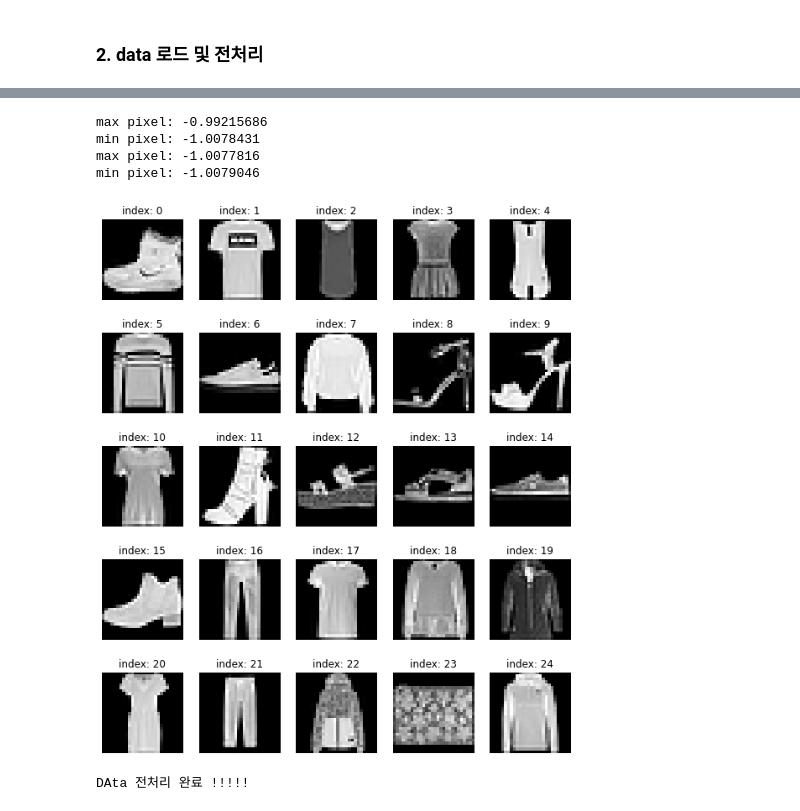
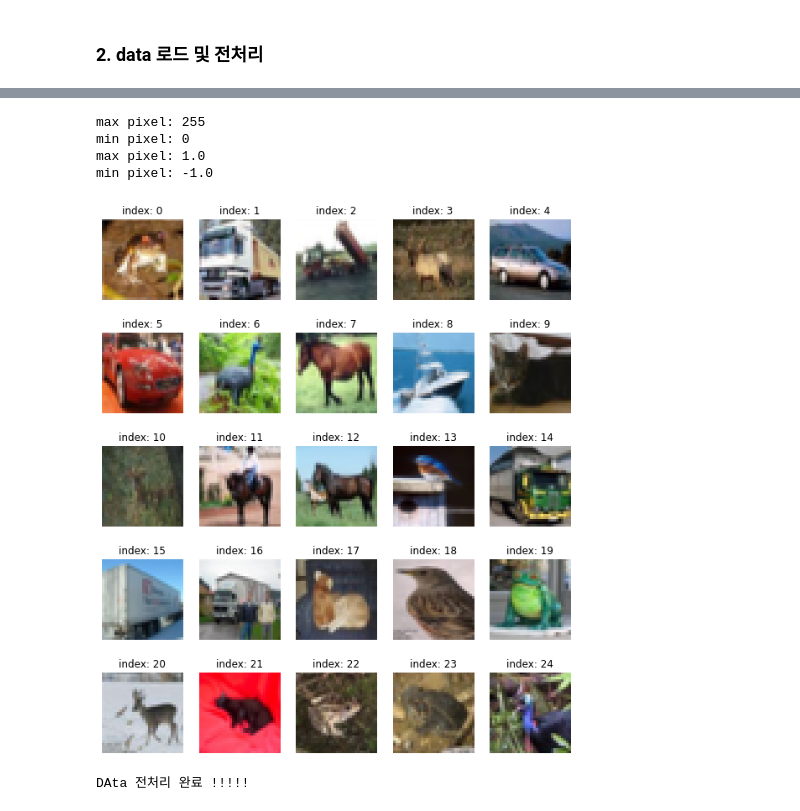
Before and after one commit to yssihn/Aiffel, a Jupyter notebook: [E-10]_AIMakeNewFashion/exp_10_01.ipynb, the cells around one changed output, grey strips where cells are left out. Saved outputs shown, nothing was run; the diff lists cells and outputs as text; code cells hidden in the pictures.

```diff
--- a/[E-10]_AIMakeNewFashion/exp_10_01.ipynb
+++ b/[E-10]_AIMakeNewFashion/exp_10_01.ipynb
@@ -50,40 +32,45 @@ Downloading data from https://storage.googleapis.com/tensorflow/tf-keras-dataset
 # %%
+# load data
+cifar10 = tf.keras.datasets.cifar10
+(train_x, _), (test_x, _) = cifar10.load_data()
+
+train_x.shape # (50000, 32, 32, 3)
+
 # data 전처리 :: data 정규화
 # 이번 프로젝트에서는 각 픽셀을 -1, 1로 정규화시켜서 사용할 예정이므로,
 # 중간값을 0으로 맞춰주기 위해 127.5를 뺀 후 127.5로 나눠줍니다.
 print("max pixel:", train_x.max())
 print("min pixel:", train_x.min())
 
 train_x = (train_x - 127.5) / 127.5 # 이미지를 [-1, 1]로 정규화합니다.
 
 print("max pixel:", train_x.max())
 print("min pixel:", train_x.min())
 
 
 # data 전처리 :: data 분석
-# Fashion MNIST 데이터는 흑백 이미지이므로, 채널 값은 1이죠.
-# 따라서 데이터셋의 shape 마지막에 1을 추가해 주도록 하겠습니다.
-train_x.shape # (60000, 28, 28)
-train_x = train_x.reshape(train_x.shape[0], 28, 28, 1).astype('float32')
-train_x.shape # (60000, 28, 28, 1)
+# cifar10 데이터는 컬러 이미지이므로, 채널 값은 3이죠.
+train_x = train_x.reshape(train_x.shape[0], 32, 32, 3).astype('float32')
+train_x.shape # (50000, 32, 32, 3)
 
+train_x[0].shape
 
 # data 전처리 :: data 확인
 plt.figure(figsize=(10,12))
 
 for i in range(25):
     plt.subplot(5, 5, i+1)
-    plt.imshow(train_x[i].reshape(28, 28), cmap='gray')
+    plt.imshow((train_x[i]* 127.5 + 127.5).astype(np.uint8))
     plt.title(f'index: {i}')
     plt.axis('off') # 여기에서는 필요하지 않은 축을 지워서 깔끔하게 나타냈습니다
 plt.show()
 
 
 # data전처리 완료 !!!!
 # %% [output]
-max pixel: -0.99215686
-min pixel: -1.0078431
-max pixel: -1.0077816
-min pixel: -1.0079046
+max pixel: 255
+min pixel: 0
+max pixel: 1.0
+min pixel: -1.0
-[figure, old version]
+[figure, new version]
 # %%
```
Also changed, not shown: parts of 17 cells of this notebook.
